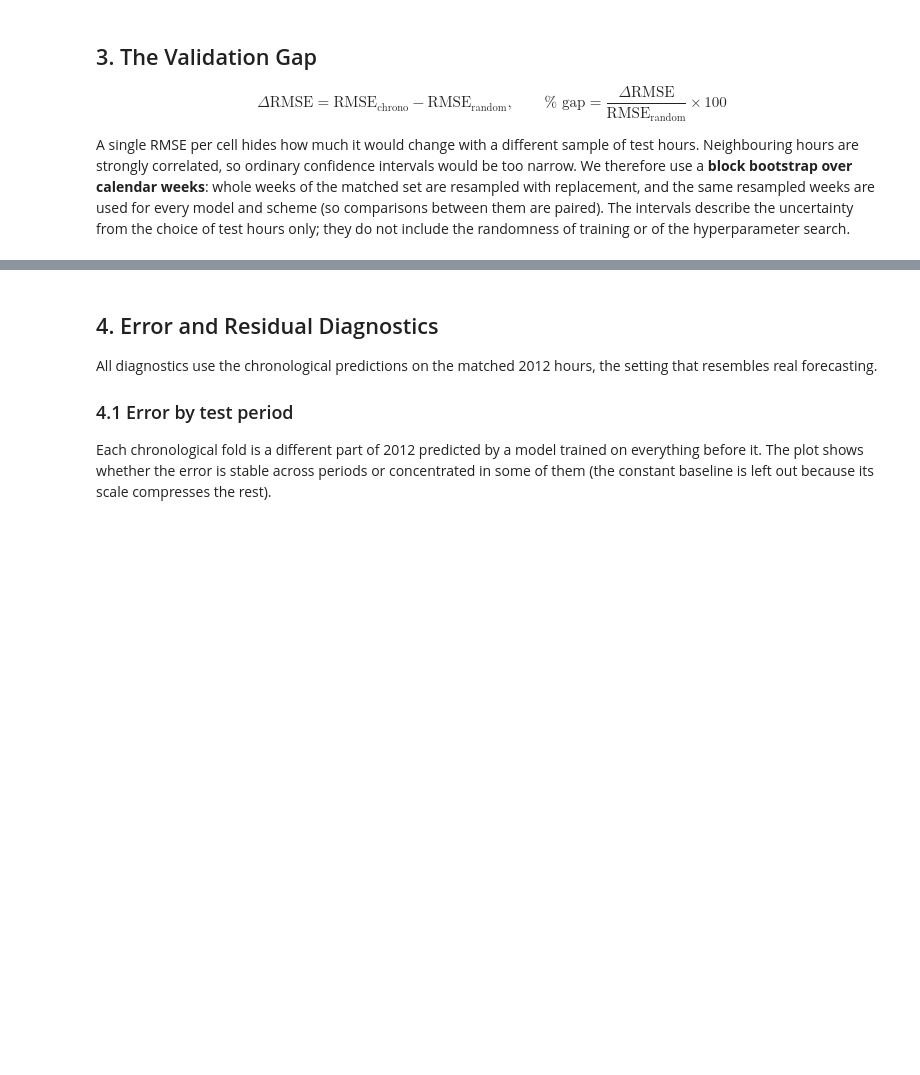
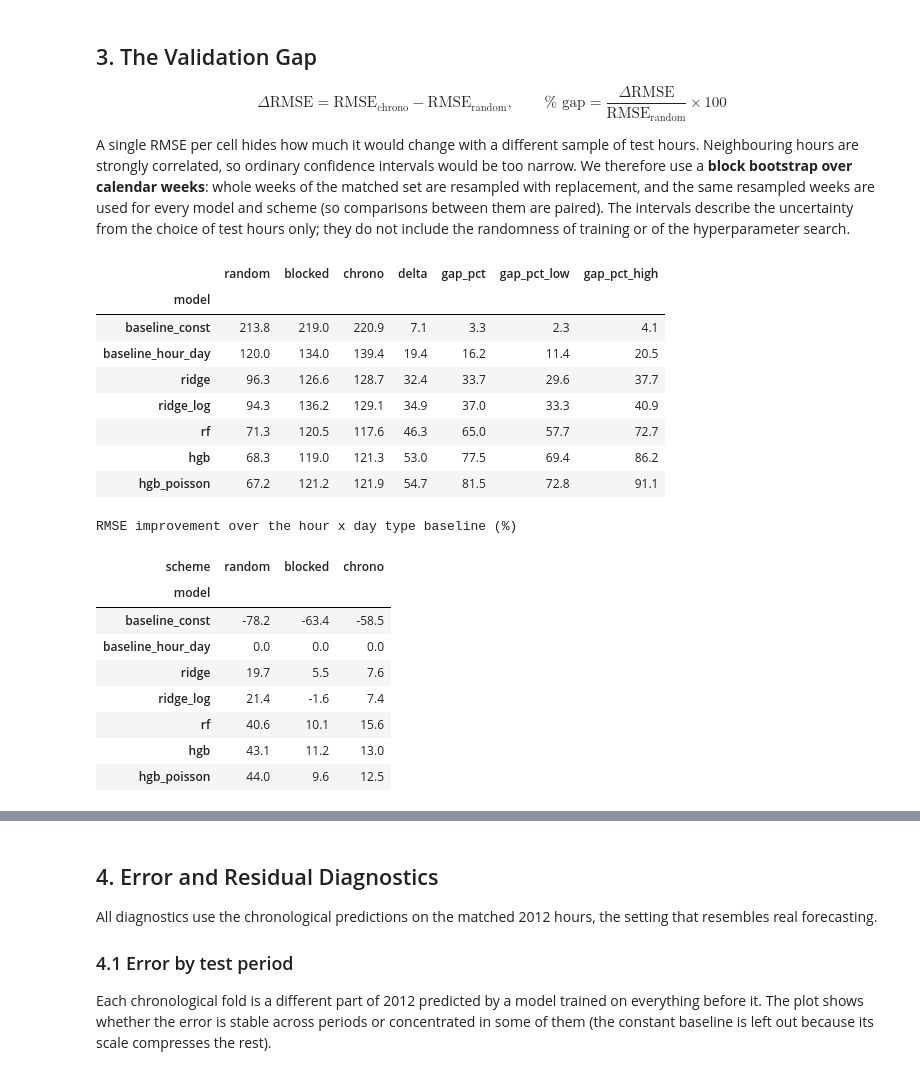
Before and after one commit to gghgfttd/ml-2026-MiniProject, a Jupyter notebook: 06_comparison_and_errors.ipynb, the cells around one changed output, grey strips where cells are left out. Cells and saved outputs as stored; diff of their text form; code cells hidden in the pictures; blank space fills up the shorter version.

```diff
--- a/06_comparison_and_errors.ipynb
+++ b/06_comparison_and_errors.ipynb
@@ -70,7 +105,23 @@ The chronological scheme tests only on 2012. To compare schemes fairly, every mo
 # %%
 chrono_index = preds[(MODELS[0], "chrono")].index
-for m in MODELS:
-    assert preds[(m, "chrono")].index.equals(chrono_index), f"{m}: different chronological test hours"
+
+assert chrono_index.is_unique
+assert chrono_index.is_monotonic_increasing
+
+reference_y = preds[(MODELS[0], "chrono")].loc[chrono_index, "y_true"]
+
+for (model, scheme), p in preds.items():
+    assert p.index.is_unique, f"Duplicate timestamps: {model}, {scheme}"
+
+    if scheme == "chrono":
+        assert p.index.equals(chrono_index), f"Chronological timestamps differ: {model}"
+    else:
+        assert chrono_index.isin(p.index).all(), f"Missing timestamps: {model}, {scheme}"
+
+    current_y = p.loc[chrono_index, "y_true"]
+    assert np.allclose(current_y, reference_y), f"Different y_true: {model}, {scheme}"
+
+print("All models and schemes have identical actual target values on the matched timestamps.")
 
 matched = {key: p.loc[chrono_index] for key, p in preds.items()}
 print(f"Matched set: {len(chrono_index):,} hours, {chrono_index.min():%Y-%m-%d} to {chrono_index.max():%Y-%m-%d}")
@@ -101,33 +217,60 @@ $$\Delta \text{RMSE} = \text{RMSE}_{\text{chrono}} - \text{RMSE}_{\text{random}}
 
 A single RMSE per cell hides how much it would change with a different sample of test hours. Neighbouring hours are strongly correlated, so ordinary confidence intervals would be too narrow. We therefore use a **block bootstrap over calendar weeks**: whole weeks of the matched set are resampled with replacement, and the same resampled weeks are used for every model and scheme (so comparisons between them are paired). The intervals describe the uncertainty from the choice of test hours only; they do not include the randomness of training or of the hyperparameter search.
 # %%
+try:
+    CLIP = bool(np.isclose(compute_metrics(pd.Series([10.0, 20.0]), pd.Series([-5.0, 20.0]))["rmse"], np.sqrt(50.0)))
+except Exception as exc:
+    CLIP = False
+    print("clip probe failed, assuming no clipping:", exc)
+
 N_BOOT = 2000
 week_id = pd.factorize(chrono_index.to_period("W"))[0]
 n_weeks = week_id.max() + 1
 week_counts = np.bincount(week_id, minlength=n_weeks)
 draw = np.random.default_rng(SEED).integers(0, n_weeks, size=(N_BOOT, n_weeks))  # same weeks for all models
 
 boot_rmse = {}
 for key, p in matched.items():
-    week_sq_err = np.bincount(week_id, weights=((p["y_true"] - p["y_pred"]) ** 2).to_numpy(), minlength=n_weeks)
+    pred = p["y_pred"].clip(lower=0) if CLIP else p["y_pred"]
+    week_sq_err = np.bincount(week_id, weights=((p["y_true"] - pred) ** 2).to_numpy(), minlength=n_weeks)
     boot_rmse[key] = np.sqrt(week_sq_err[draw].sum(axis=1) / week_counts[draw].sum(axis=1))
 
 
 def ci(values):
     return np.percentile(values, [2.5, 97.5])
 
 
 gap = pd.DataFrame({
     "random": rmse_matched["random"], "blocked": rmse_matched["blocked"], "chrono": rmse_matched["chrono"],
 })
 gap["delta"] = gap["chrono"] - gap["random"]
 gap["gap_pct"] = gap["delta"] / gap["random"] * 100
 boot_gap = {m: (boot_rmse[(m, "chrono")] / boot_rmse[(m, "random")] - 1) * 100 for m in MODELS}
 gap["gap_pct_low"] = [ci(boot_gap[m])[0] for m in MODELS]
 gap["gap_pct_high"] = [ci(boot_gap[m])[1] for m in MODELS]
 display(gap.round(1))
 
 # improvement over the hour x day type baseline, per scheme
 gain = (1 - rmse_matched.div(rmse_matched.loc["baseline_hour_day"])) * 100
 print("RMSE improvement over the hour x day type baseline (%)")
 display(gain.round(1))
+# %% [output]
+|  | random | blocked | chrono | delta | gap_pct | gap_pct_low | gap_pct_high |
+| model |  |  |  |  |  |  |  |
+| baseline_const | 213.8 | 219.0 | 220.9 | 7.1 | 3.3 | 2.3 | 4.1 |
+| baseline_hour_day | 120.0 | 134.0 | 139.4 | 19.4 | 16.2 | 11.4 | 20.5 |
+| ridge | 96.3 | 126.6 | 128.7 | 32.4 | 33.7 | 29.6 | 37.7 |
+| ridge_log | 94.3 | 136.2 | 129.1 | 34.9 | 37.0 | 33.3 | 40.9 |
+| rf | 71.3 | 120.5 | 117.6 | 46.3 | 65.0 | 57.7 | 72.7 |
+| hgb | 68.3 | 119.0 | 121.3 | 53.0 | 77.5 | 69.4 | 86.2 |
+| hgb_poisson | 67.2 | 121.2 | 121.9 | 54.7 | 81.5 | 72.8 | 91.1 |
+RMSE improvement over the hour x day type baseline (%)
+| scheme | random | blocked | chrono |
+| model |  |  |  |
+| baseline_const | -78.2 | -63.4 | -58.5 |
+| baseline_hour_day | 0.0 | 0.0 | 0.0 |
+| ridge | 19.7 | 5.5 | 7.6 |
+| ridge_log | 21.4 | -1.6 | 7.4 |
+| rf | 40.6 | 10.1 | 15.6 |
+| hgb | 43.1 | 11.2 | 13.0 |
+| hgb_poisson | 44.0 | 9.6 | 12.5 |
```
Also changed, not shown: parts of 29 cells of this notebook.
